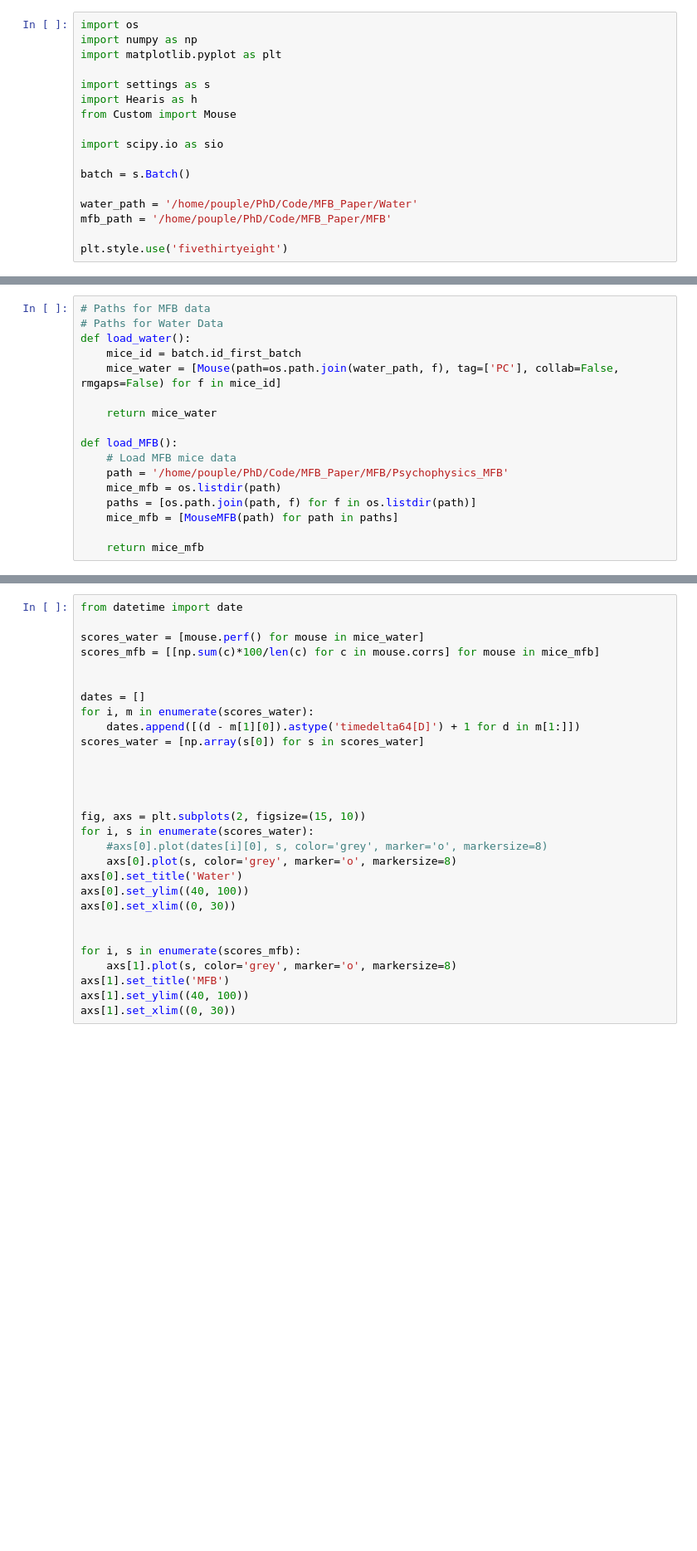
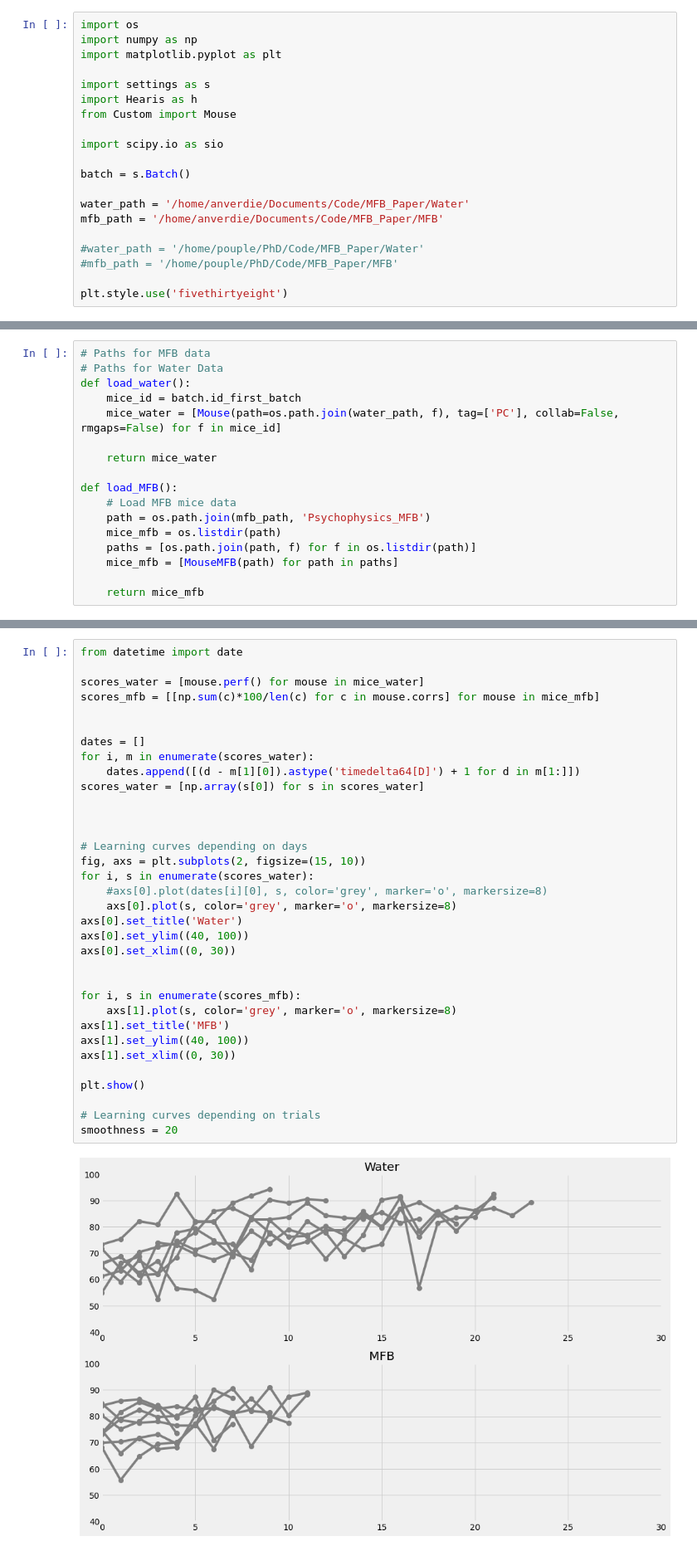
Before and after one commit to AntoninVerdier/Utilities, a Jupyter notebook: Elphy_Analysis/MFB_Figures.ipynb, the cells around one changed output, grey strips where cells are left out. Shown at 83% size. Cells and saved outputs as stored; diff of their text form; blank space fills up the shorter version.

```diff
--- a/Elphy_Analysis/MFB_Figures.ipynb
+++ b/Elphy_Analysis/MFB_Figures.ipynb
@@ -11,8 +11,11 @@ import scipy.io as sio
 
 batch = s.Batch()
 
-water_path = '/home/pouple/PhD/Code/MFB_Paper/Water'
-mfb_path = '/home/pouple/PhD/Code/MFB_Paper/MFB'
+water_path = '/home/anverdie/Documents/Code/MFB_Paper/Water'
+mfb_path = '/home/anverdie/Documents/Code/MFB_Paper/MFB'
+
+#water_path = '/home/pouple/PhD/Code/MFB_Paper/Water'
+#mfb_path = '/home/pouple/PhD/Code/MFB_Paper/MFB'
 
 plt.style.use('fivethirtyeight')
 # %%
@@ -66,7 +69,7 @@ def load_water():
 
 def load_MFB():
     # Load MFB mice data
-    path = '/home/pouple/PhD/Code/MFB_Paper/MFB/Psychophysics_MFB'
+    path = os.path.join(mfb_path, 'Psychophysics_MFB')
     mice_mfb = os.listdir(path)
     paths = [os.path.join(path, f) for f in os.listdir(path)]
     mice_mfb = [MouseMFB(path) for path in paths]
@@ -184,29 +216,36 @@ mice_mfb = load_MFB()
 # %%
 from datetime import date
 
 scores_water = [mouse.perf() for mouse in mice_water]
 scores_mfb = [[np.sum(c)*100/len(c) for c in mouse.corrs] for mouse in mice_mfb]
 
 
 dates = []
 for i, m in enumerate(scores_water):
     dates.append([(d - m[1][0]).astype('timedelta64[D]') + 1 for d in m[1:]])
 scores_water = [np.array(s[0]) for s in scores_water]
 
 
 
-
+# Learning curves depending on days
 fig, axs = plt.subplots(2, figsize=(15, 10))
 for i, s in enumerate(scores_water):
     #axs[0].plot(dates[i][0], s, color='grey', marker='o', markersize=8)
     axs[0].plot(s, color='grey', marker='o', markersize=8)
 axs[0].set_title('Water')
 axs[0].set_ylim((40, 100))
 axs[0].set_xlim((0, 30))
 
 
 for i, s in enumerate(scores_mfb):
     axs[1].plot(s, color='grey', marker='o', markersize=8)
 axs[1].set_title('MFB')
 axs[1].set_ylim((40, 100))
 axs[1].set_xlim((0, 30))
+
+plt.show()
+
+# Learning curves depending on trials
+smoothness = 20
+# %% [output]
+[figure, added]
```
Also changed, not shown: parts of 4 cells of this notebook.
